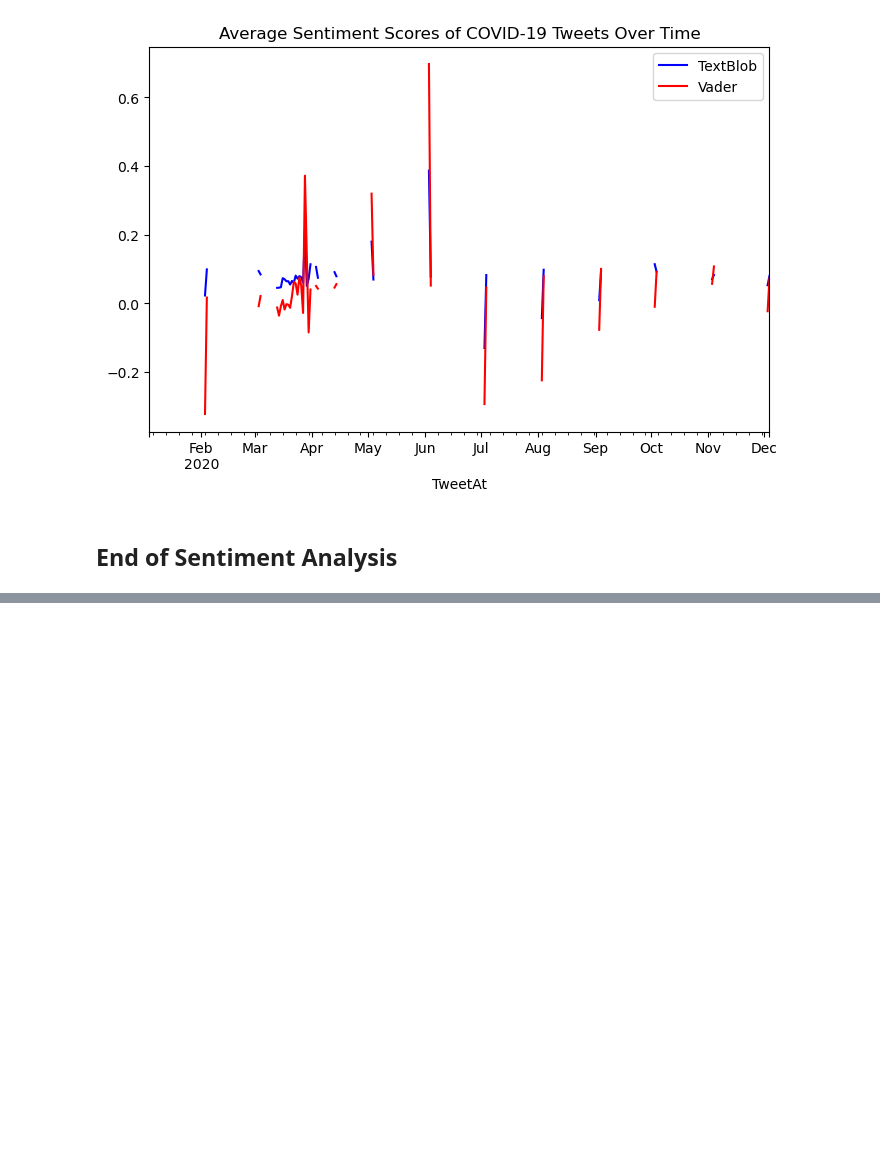
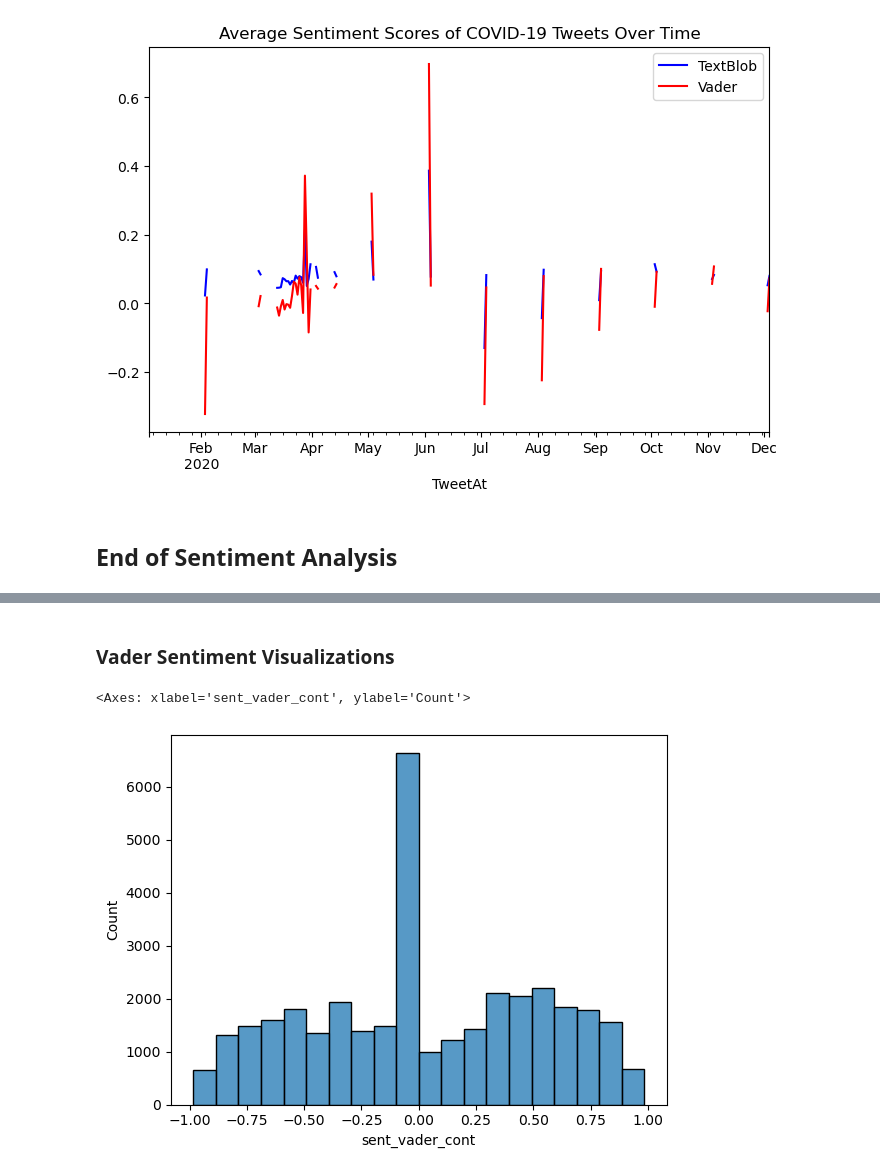
Before and after one commit to ReproTeach/final-project-sd_final_project, a Jupyter notebook: final_project.ipynb, the cells around one changed output, grey strips where cells are left out. Drawn from its saved outputs; the diff is of its cells as text; code cells hidden in the pictures; blank space fills up the shorter version.

```diff
--- a/final_project.ipynb
+++ b/final_project.ipynb
@@ -386,0 +437,7 @@ plt.show()
+# %% [markdown]
+### Vader Sentiment Visualizations ###
+# %%
+sns.histplot(data=merged_df, x="sent_vader_cont", bins=20)
+# %% [output]
+<Axes: xlabel='sent_vader_cont', ylabel='Count'>
+[figure, added]
```
Also changed, not shown: parts of 18 cells of this notebook.
